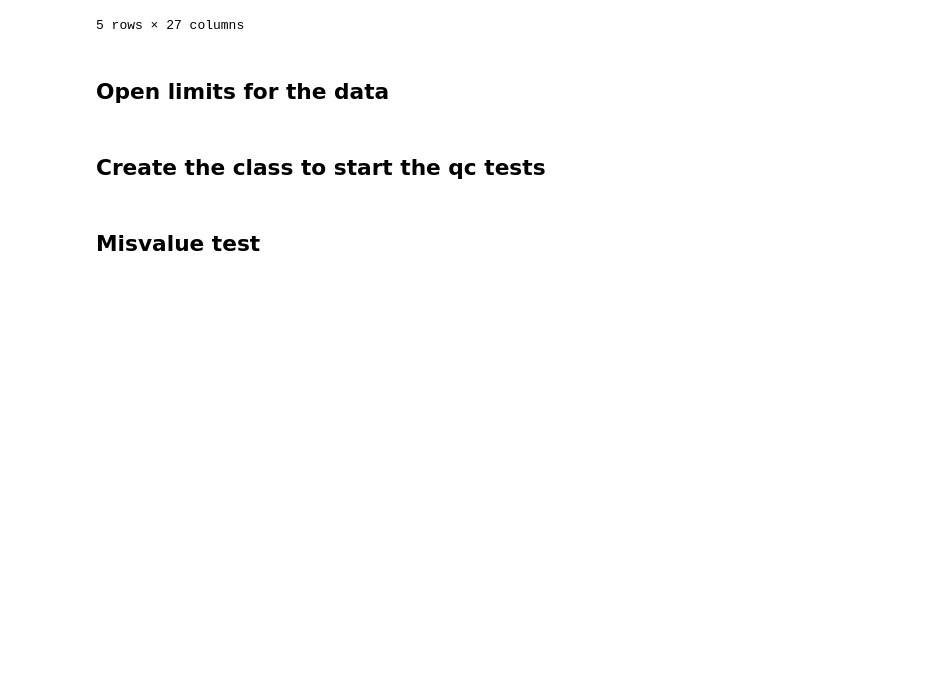
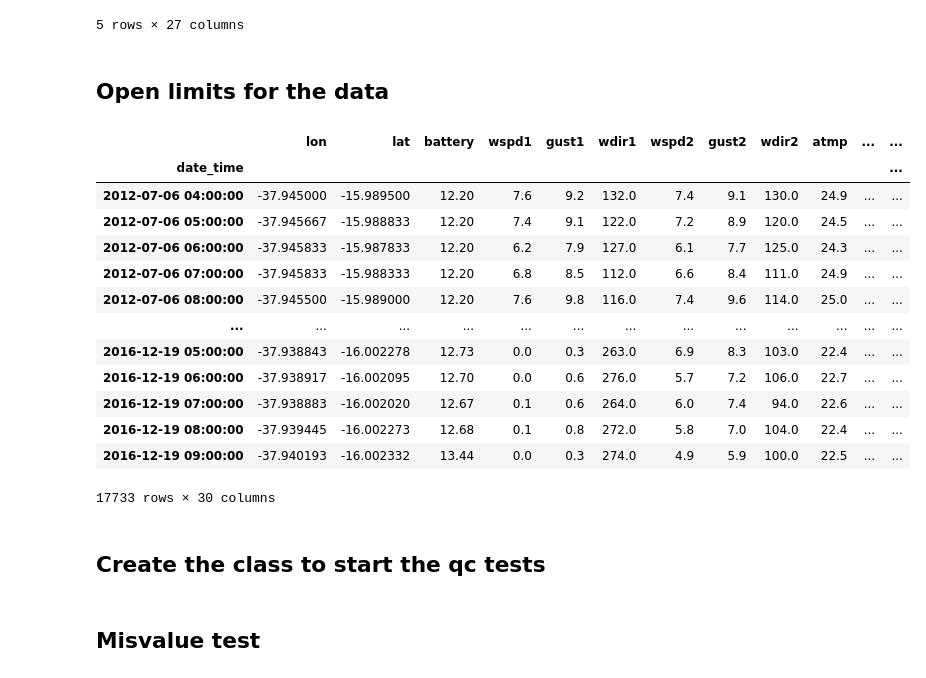
Before and after one commit to PNBOIA-Brasil/pnboia_qc, a Jupyter notebook: notebooks/test_qc_checks.ipynb, the cells around one changed output. Saved outputs shown, nothing was run; the diff lists cells and outputs as text; code cells hidden in the pictures; blank space fills up the shorter version.

```diff
--- a/notebooks/test_qc_checks.ipynb
+++ b/notebooks/test_qc_checks.ipynb
@@ -61,6 +61,23 @@ sigma_values = pnboia_limits.sigma_axys_limits
 height = pnboia_limits.height
 continuity_limit = pnboia_limits.continuity_axys_limits
 anem_limits = pnboia_limits.anemometer_ascat
+# %%
+df
+# %% [output]
+|  | lon | lat | battery | wspd1 | gust1 | wdir1 | wspd2 | gust2 | wdir2 | atmp | ... | ... |
+| date_time |  |  |  |  |  |  |  |  |  |  |  | ... |
+| 2012-07-06 04:00:00 | -37.945000 | -15.989500 | 12.20 | 7.6 | 9.2 | 132.0 | 7.4 | 9.1 | 130.0 | 24.9 | ... | ... |
+| 2012-07-06 05:00:00 | -37.945667 | -15.988833 | 12.20 | 7.4 | 9.1 | 122.0 | 7.2 | 8.9 | 120.0 | 24.5 | ... | ... |
+| 2012-07-06 06:00:00 | -37.945833 | -15.987833 | 12.20 | 6.2 | 7.9 | 127.0 | 6.1 | 7.7 | 125.0 | 24.3 | ... | ... |
+| 2012-07-06 07:00:00 | -37.945833 | -15.988333 | 12.20 | 6.8 | 8.5 | 112.0 | 6.6 | 8.4 | 111.0 | 24.9 | ... | ... |
+| 2012-07-06 08:00:00 | -37.945500 | -15.989000 | 12.20 | 7.6 | 9.8 | 116.0 | 7.4 | 9.6 | 114.0 | 25.0 | ... | ... |
+| ... | ... | ... | ... | ... | ... | ... | ... | ... | ... | ... | ... | ... |
+| 2016-12-19 05:00:00 | -37.938843 | -16.002278 | 12.73 | 0.0 | 0.3 | 263.0 | 6.9 | 8.3 | 103.0 | 22.4 | ... | ... |
+| 2016-12-19 06:00:00 | -37.938917 | -16.002095 | 12.70 | 0.0 | 0.6 | 276.0 | 5.7 | 7.2 | 106.0 | 22.7 | ... | ... |
+| 2016-12-19 07:00:00 | -37.938883 | -16.002020 | 12.67 | 0.1 | 0.6 | 264.0 | 6.0 | 7.4 | 94.0 | 22.6 | ... | ... |
+| 2016-12-19 08:00:00 | -37.939445 | -16.002273 | 12.68 | 0.1 | 0.8 | 272.0 | 5.8 | 7.0 | 104.0 | 22.4 | ... | ... |
+| 2016-12-19 09:00:00 | -37.940193 | -16.002332 | 13.44 | 0.0 | 0.3 | 274.0 | 4.9 | 5.9 | 100.0 | 22.5 | ... | ... |
+17733 rows × 30 columns
 # %% [markdown]
 ## Create the class to start the qc tests
 # %%
```
Also changed, not shown: parts of 6 cells of this notebook, 1 other file.
